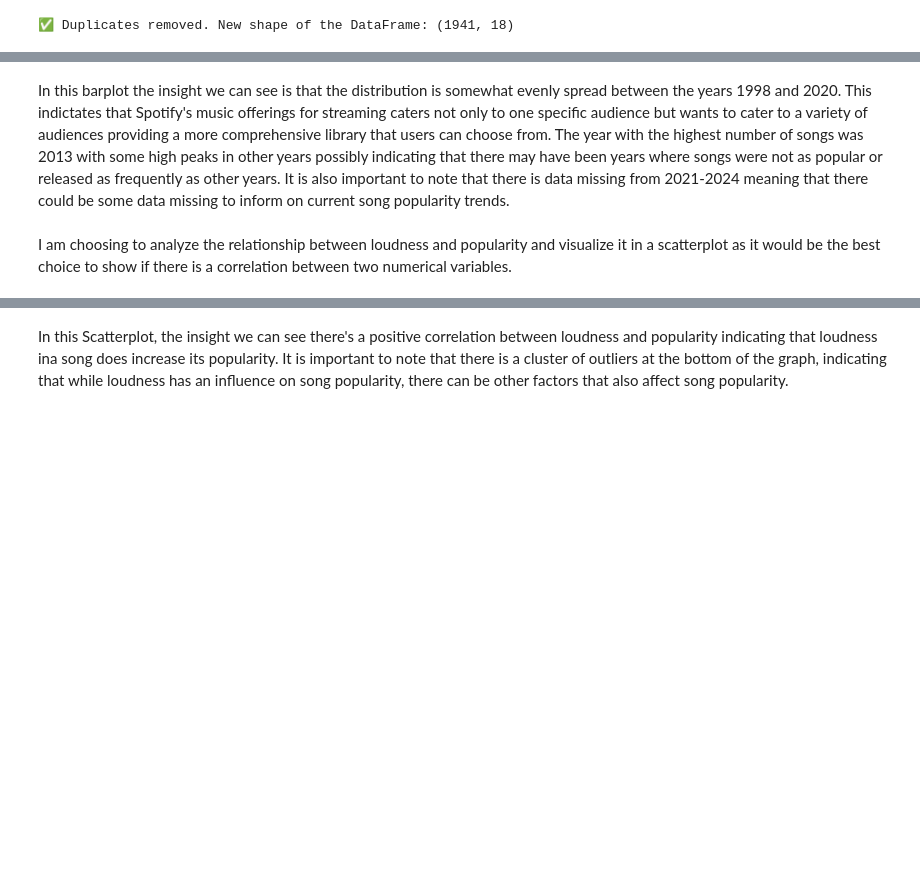
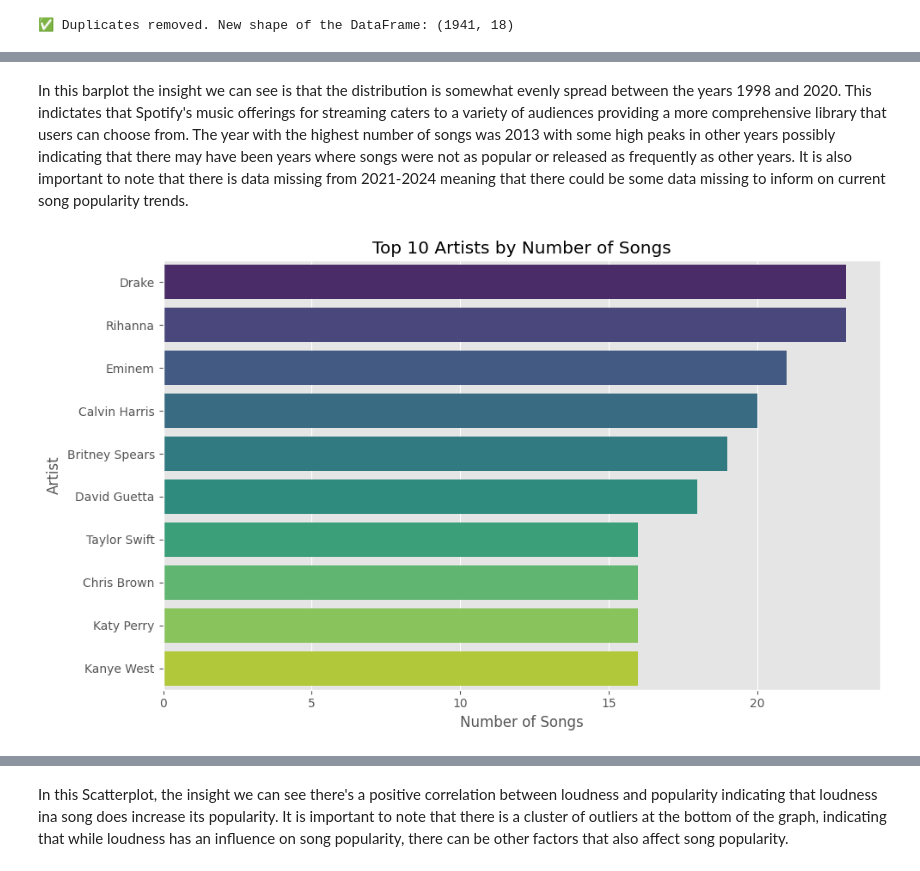
Before and after one commit to gunwes16/Data-110, a Jupyter notebook: Final_Project_Updated.ipynb, the cells around one changed output, grey strips where cells are left out. Cells and saved outputs as stored; diff of their text form; code cells hidden in the pictures; blank space fills up the shorter version.

```diff
--- a/Final_Project_Updated.ipynb
+++ b/Final_Project_Updated.ipynb
@@ -132,4 +115,24 @@ plt.show()
 # %% [markdown]
-In this barplot the insight we can see is that the distribution is somewhat evenly spread between the years 1998 and 2020. This indictates that Spotify's music offerings for streaming caters not only to one specific audience but wants to cater to a variety of audiences providing a more comprehensive library that users can choose from. The year with the highest number of songs was 2013 with some high peaks in other years possibly indicating that there may have been years where songs were not as popular or released as frequently as other years. It is also important to note that there is data missing from 2021-2024 meaning that there could be some data missing to inform on current song popularity trends.
+In this barplot the insight we can see is that the distribution is somewhat evenly spread between the years 1998 and 2020. This indictates that Spotify's music offerings for streaming caters  to a variety of audiences providing a more comprehensive library that users can choose from. The year with the highest number of songs was 2013 with some high peaks in other years possibly indicating that there may have been years where songs were not as popular or released as frequently as other years. It is also important to note that there is data missing from 2021-2024 meaning that there could be some data missing to inform on current song popularity trends.
-# %% [markdown]
-I am choosing to analyze the relationship between loudness and popularity and visualize it in a scatterplot as it would be the best choice to show if there is a correlation between two numerical variables.
+# %%
+import seaborn as sns
+import matplotlib.pyplot as plt
+
+# Calculate the top 10 artists by song count
+top_artists = df['artist'].value_counts().nlargest(10)
+
+# Create a DataFrame for plotting
+top_artists_df = top_artists.reset_index()
+top_artists_df.columns = ['artist', 'count']
+
+# Plot the bar chart with hue assigned to 'artist'
+plt.figure(figsize=(10, 6))
+sns.barplot(data=top_artists_df, x='count', y='artist', hue='artist', palette='viridis', dodge=False, legend=False)
+plt.title("Top 10 Artists by Number of Songs")
+plt.xlabel("Number of Songs")
+plt.ylabel("Artist")
+plt.tight_layout()
+plt.savefig("top_artists.png", dpi=300, bbox_inches='tight')
+plt.show()
+# %% [output]
+[figure, added]
```
Also changed, not shown: parts of 25 cells of this notebook.
